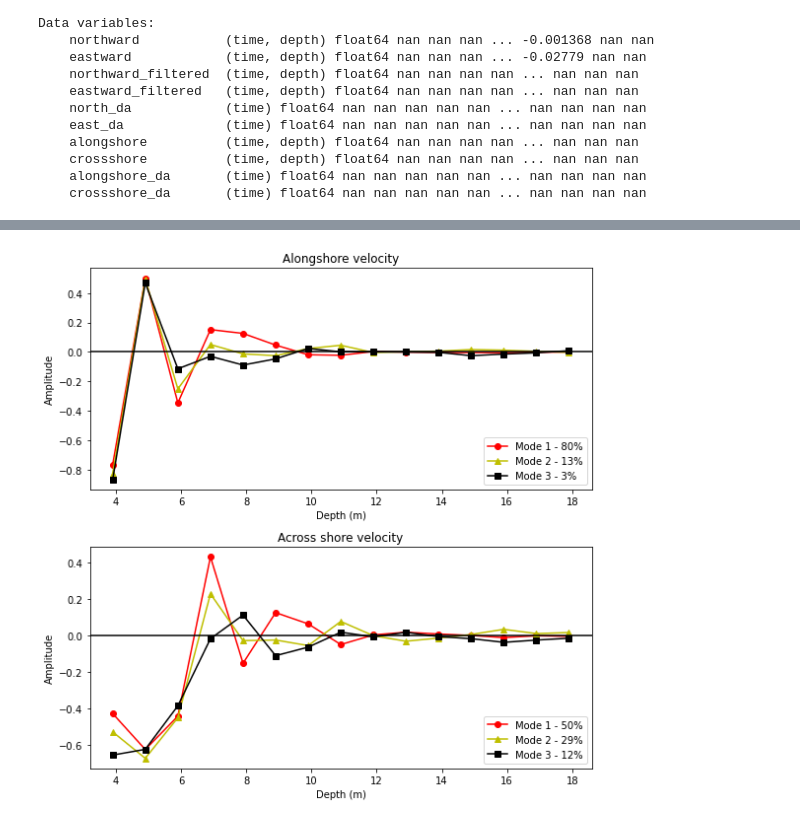
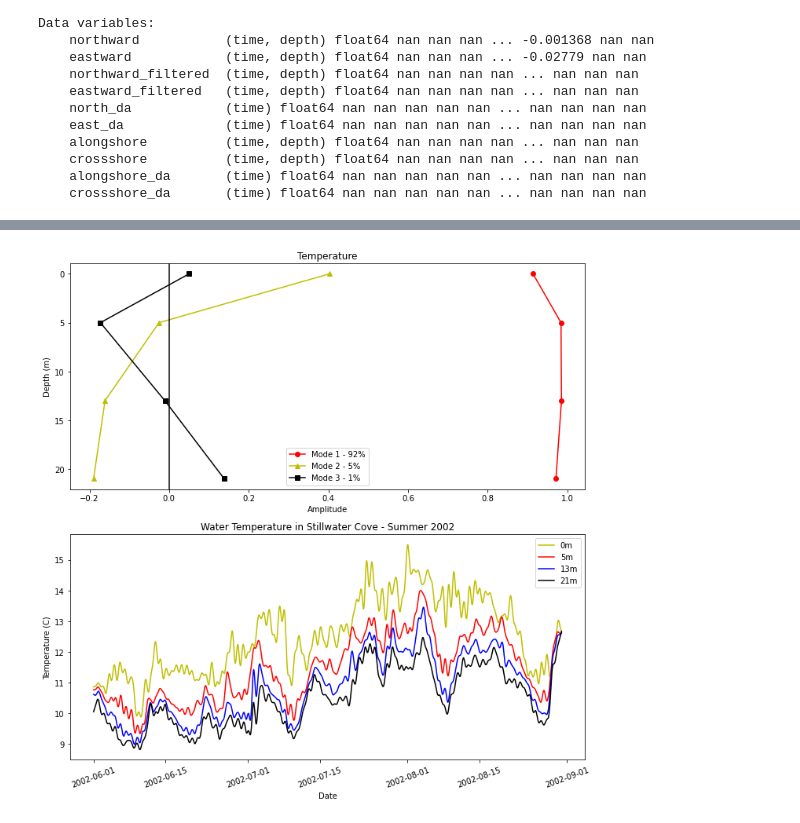
Before and after one commit to lagrady/MS-263-Final-Project, a Jupyter notebook: Code/final_project.ipynb, the cells around one changed output, grey strips where cells are left out. Drawn from its saved outputs; the diff is of its cells as text; code cells hidden in the pictures.

```diff
--- a/Code/final_project.ipynb
+++ b/Code/final_project.ipynb
@@ -121,5 +178,5 @@ plt.show
 # %%
-summer_alongshore = adcp_ref.alongshore.loc["2002-06-01 00:00":"2002-08-01 23:30"]
+summer_alongshore = adcp_ref.alongshore.loc["2002-06-01 00:00":"2002-08-30 23:30"]
 summer_alongshore = summer_alongshore.isel(depth=[4,5,6,7,8,9,10,11,12,13,14,15,16,17,18])
 summer_alongshore = summer_alongshore.dropna('time')
 summer_alongshore
@@ -143,6 +200,6 @@ Coordinates:
   * depth    (depth) float64 3.9 4.9 5.9 6.9 7.9 ... 13.9 14.9 15.9 16.9 17.9
 # %%
-summer_crossshore = adcp_ref.crossshore.loc["2002-06-01 00:00":"2002-08-01 23:30"]
+summer_crossshore = adcp_ref.crossshore.loc["2002-06-01 00:00":"2002-08-30 23:30"]
 summer_crossshore = summer_crossshore.isel(depth=[4,5,6,7,8,9,10,11,12,13,14,15,16,17,18])
 summer_crossshore = summer_crossshore.dropna('time')
 summer_crossshore
@@ -177,5 +224,5 @@ Coordinates:
 # %%
-summer_therm = therm_ref.temperature_filtered.loc["2002-06-01 00:00":"2002-08-01 23:30"]
+summer_therm = therm_ref.temperature_filtered.loc["2002-06-01 00:00":"2002-08-30 23:30"]
 summer_therm = summer_therm.dropna('time')
 summer_therm
 # %% [output]
@@ -243,30 +305,31 @@ plt.savefig('EOF_Analysis.PNG')
 # %%
-plt.figure(figsize=(8,8))
-symbols = ['o-r', '^-y', 's-k']
+plt.figure(figsize = (10,10))
+
 plt.subplot(211)
-variables = ['Mode 1 - ' + str(int(as_val_frac[0])) + '%',
-                 'Mode 2 - ' + str(int(as_val_frac[1])) + '%',
-                 'Mode 3 - ' + str(int(as_val_frac[2])) + '%']
+variables = ['Mode 1 - ' + str(int(t_val_frac[0])) + '%',
+                 'Mode 2 - ' + str(int(t_val_frac[1])) + '%',
+                 'Mode 3 - ' + str(int(t_val_frac[2])) + '%']
 for i,txt in enumerate(variables):
-    plt.plot(summer_alongshore.depth, as_fac_load[i,:], symbols[i])
-plt.axhline(y=0,c='k')
-plt.xlabel('Depth (m)')
-plt.ylabel('Amplitude')
-plt.legend(variables, loc='lower right')
-plt.title('Alongshore velocity')
+    plt.plot(t_fac_load[:,i], summer_therm.depth, symbols[i])
+plt.axvline(x=0,c='k')
+plt.gca().invert_yaxis()
+plt.ylabel('Depth (m)')
+plt.xlabel('Amplitude')
+plt.legend(variables, loc='lower center')
+plt.title('Temperature')
 
 plt.subplot(212)
-variables = ['Mode 1 - ' + str(int(cs_val_frac[0])) + '%',
-                 'Mode 2 - ' + str(int(cs_val_frac[1])) + '%',
-                 'Mode 3 - ' + str(int(cs_val_frac[2])) + '%']
-for i,txt in enumerate(variables):
-    plt.plot(summer_crossshore.depth, cs_fac_load[i,:], symbols[i])
-plt.axhline(y=0,c='k')
-plt.xlabel('Depth (m)')
-plt.ylabel('Amplitude')
-plt.legend(variables, loc='lower right')
-plt.title('Across shore velocity')
+plt.plot(summer_therm.time, summer_therm.isel(depth=0), '-y')
+plt.plot(summer_therm.time, summer_therm.isel(depth=1), '-r')
+plt.plot(summer_therm.time, summer_therm.isel(depth=2), '-b')
+plt.plot(summer_therm.time, summer_therm.isel(depth=3), '-k')
+plt.ylabel('Temperature (C)')
+plt.xlabel('Date')
+plt.title('Water Temperature in Stillwater Cove - Summer 2002')
+plt.xticks(rotation=20)
+plt.legend(['0m','5m','13m','21m'])
 
 plt.tight_layout()
+plt.savefig('EOF_Analysis_temp.PNG')
 # %% [output]
-[figure, old version]
+[figure, new version]
```
Also changed, not shown: parts of 25 cells of this notebook.
